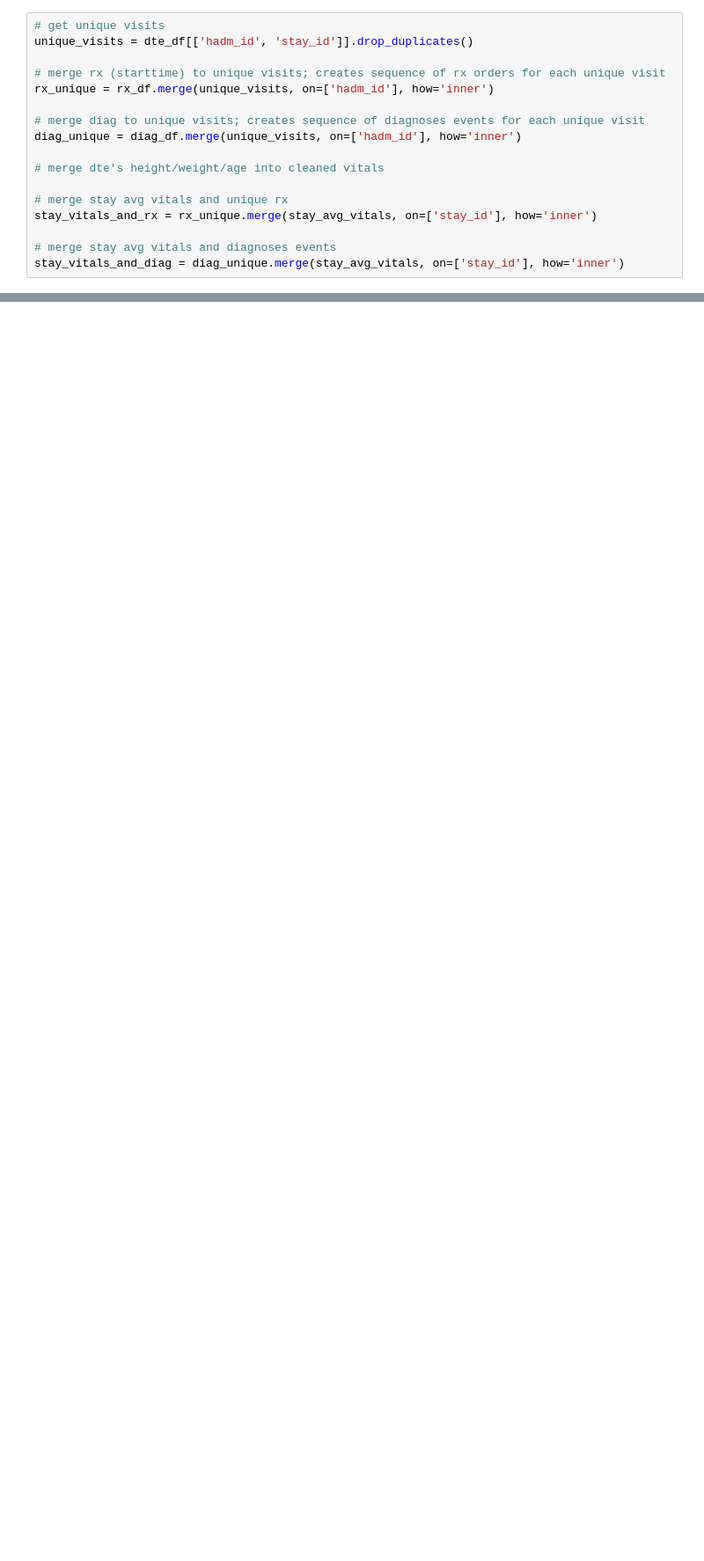
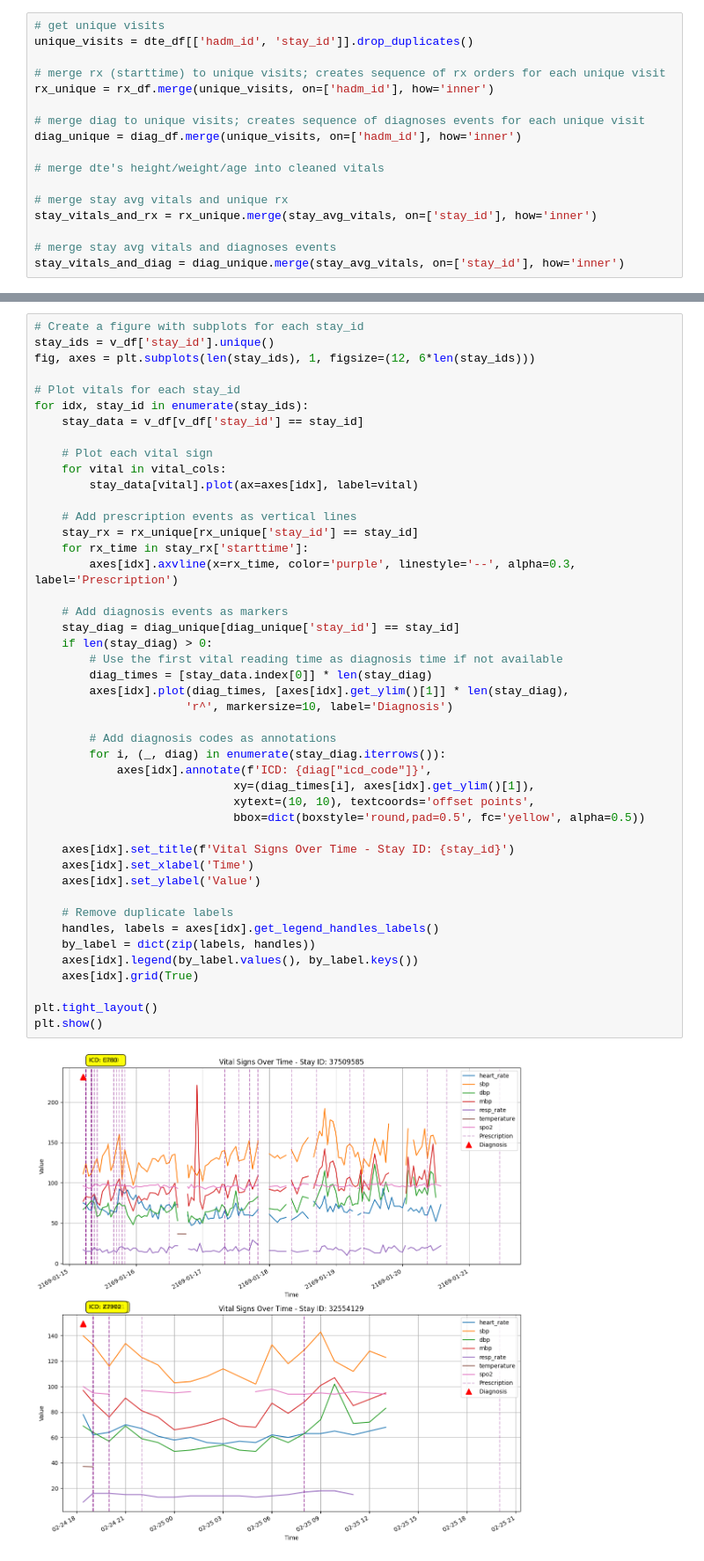
Before and after one commit to scscodes/standalone-notebooks, a Jupyter notebook: analysis-alt.ipynb, the cells around one changed output, grey strips where cells are left out. Shown at 88% size. Saved outputs shown, nothing was run; the diff lists cells and outputs as text; blank space fills up the shorter version.

```diff
--- a/analysis-alt.ipynb
+++ b/analysis-alt.ipynb
@@ -240,0 +234,47 @@ Name: heart_rate, dtype: float64
+# %%
+# Create a figure with subplots for each stay_id
+stay_ids = v_df['stay_id'].unique()
+fig, axes = plt.subplots(len(stay_ids), 1, figsize=(12, 6*len(stay_ids)))
+
+# Plot vitals for each stay_id
+for idx, stay_id in enumerate(stay_ids):
+    stay_data = v_df[v_df['stay_id'] == stay_id]
+
+    # Plot each vital sign
+    for vital in vital_cols:
+        stay_data[vital].plot(ax=axes[idx], label=vital)
+
+    # Add prescription events as vertical lines
+    stay_rx = rx_unique[rx_unique['stay_id'] == stay_id]
+    for rx_time in stay_rx['starttime']:
+        axes[idx].axvline(x=rx_time, color='purple', linestyle='--', alpha=0.3, label='Prescription')
+
+    # Add diagnosis events as markers
+    stay_diag = diag_unique[diag_unique['stay_id'] == stay_id]
+    if len(stay_diag) > 0:
+        # Use the first vital reading time as diagnosis time if not available
+        diag_times = [stay_data.index[0]] * len(stay_diag)
+        axes[idx].plot(diag_times, [axes[idx].get_ylim()[1]] * len(stay_diag),
+                      'r^', markersize=10, label='Diagnosis')
+
+        # Add diagnosis codes as annotations
+        for i, (_, diag) in enumerate(stay_diag.iterrows()):
+            axes[idx].annotate(f'ICD: {diag["icd_code"]}',
+                             xy=(diag_times[i], axes[idx].get_ylim()[1]),
+                             xytext=(10, 10), textcoords='offset points',
+                             bbox=dict(boxstyle='round,pad=0.5', fc='yellow', alpha=0.5))
+
+    axes[idx].set_title(f'Vital Signs Over Time - Stay ID: {stay_id}')
+    axes[idx].set_xlabel('Time')
+    axes[idx].set_ylabel('Value')
+
+    # Remove duplicate labels
+    handles, labels = axes[idx].get_legend_handles_labels()
+    by_label = dict(zip(labels, handles))
+    axes[idx].legend(by_label.values(), by_label.keys())
+    axes[idx].grid(True)
+
+plt.tight_layout()
+plt.show()
+# %% [output]
+[figure, added]
```
Also changed, not shown: parts of 10 cells of this notebook, 6 other files.
